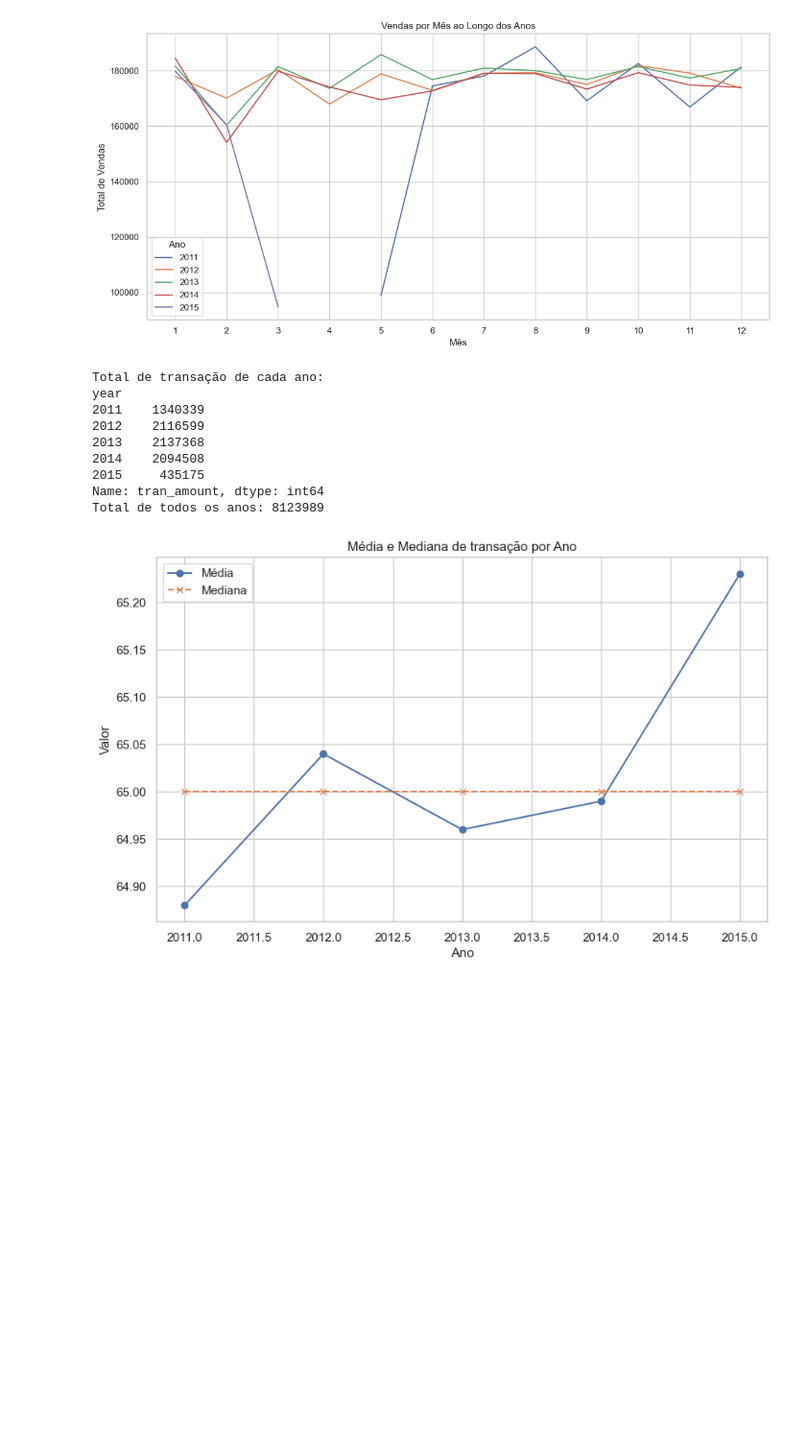
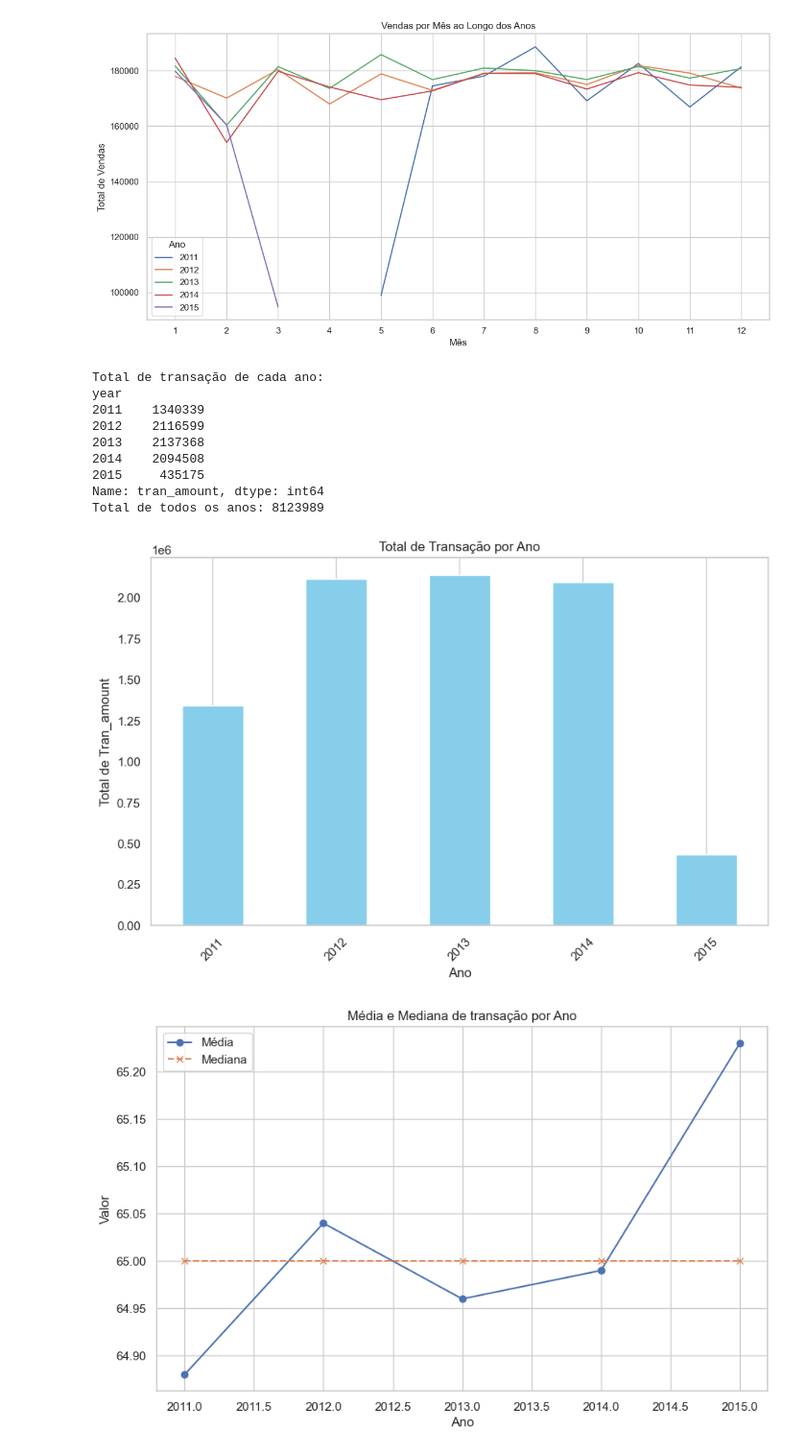
Before and after one commit to GabrielRodrigues11/test-basic-analysis, a Jupyter notebook: main.ipynb, the cells around one changed output. Shown at 96% size. Saved outputs shown, nothing was run; the diff lists cells and outputs as text; code cells hidden in the pictures; blank space fills up the shorter version.

Commit message:
Adicionei gráficos no info.md

```diff
--- a/main.ipynb
+++ b/main.ipynb
@@ -161,26 +161,37 @@ plt.show()
 # %%
 # Calcula o total de tran_amount de cada ano
 total_por_ano = df.groupby('year')['tran_amount'].sum()
 
 # Exibir o total de tran_amount de cada ano
 print("Total de transação de cada ano:")
 print(total_por_ano)
 
 # Calcula o total de todos os anos
 total_total = total_por_ano.sum()
 
 # Exibir o total de todos os anos
 print("Total de todos os anos:", total_total)
+
+# Criação do gráfico de barras
+plt.figure(figsize=(10, 6))
+total_por_ano.plot(kind='bar', color='skyblue')
+plt.title('Total de Transação por Ano')
+plt.xlabel('Ano')
+plt.ylabel('Total de Tran_amount')
+plt.xticks(rotation=45)
+plt.grid(axis='y')
+plt.show()
 # %% [output]
 Total de transação de cada ano:
 year
 2011    1340339
 2012    2116599
 2013    2137368
 2014    2094508
 2015     435175
 Name: tran_amount, dtype: int64
 Total de todos os anos: 8123989
+[figure, added]
 # %%
 # Gráfico de linha com a média e a mediana de tran_amount para cada ano
 plt.figure(figsize=(10, 6))
```
Also changed, not shown: parts of 4 cells of this notebook, 10 other files.
